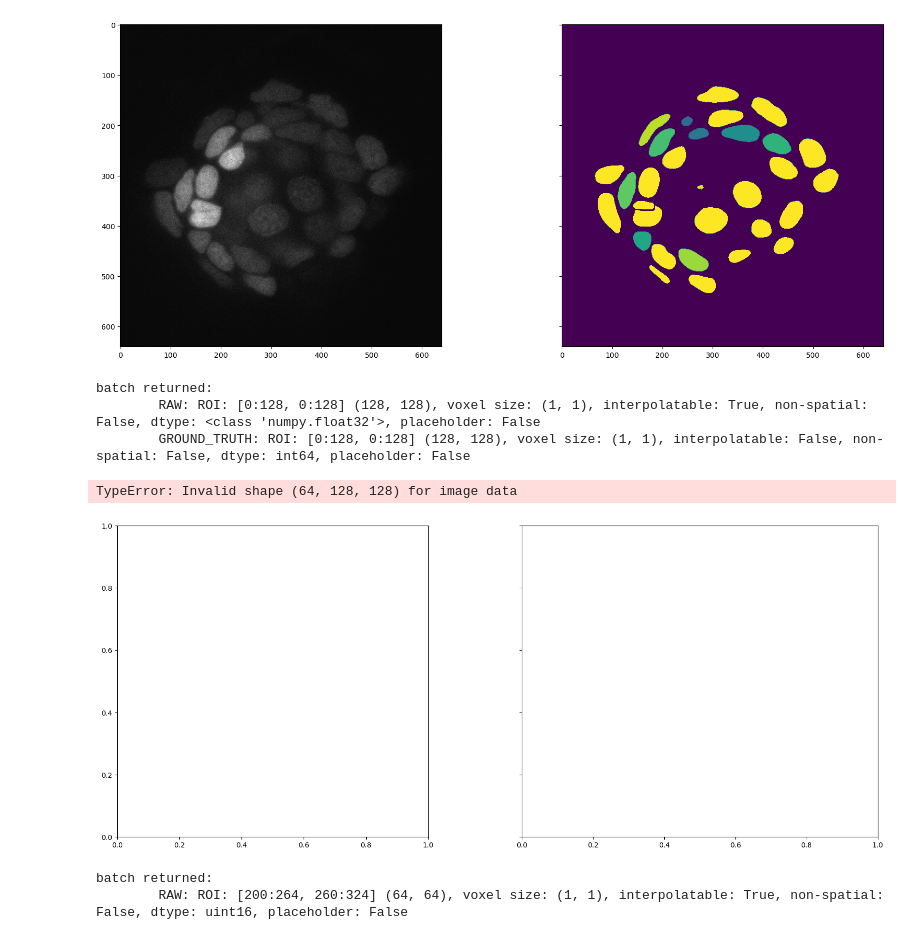
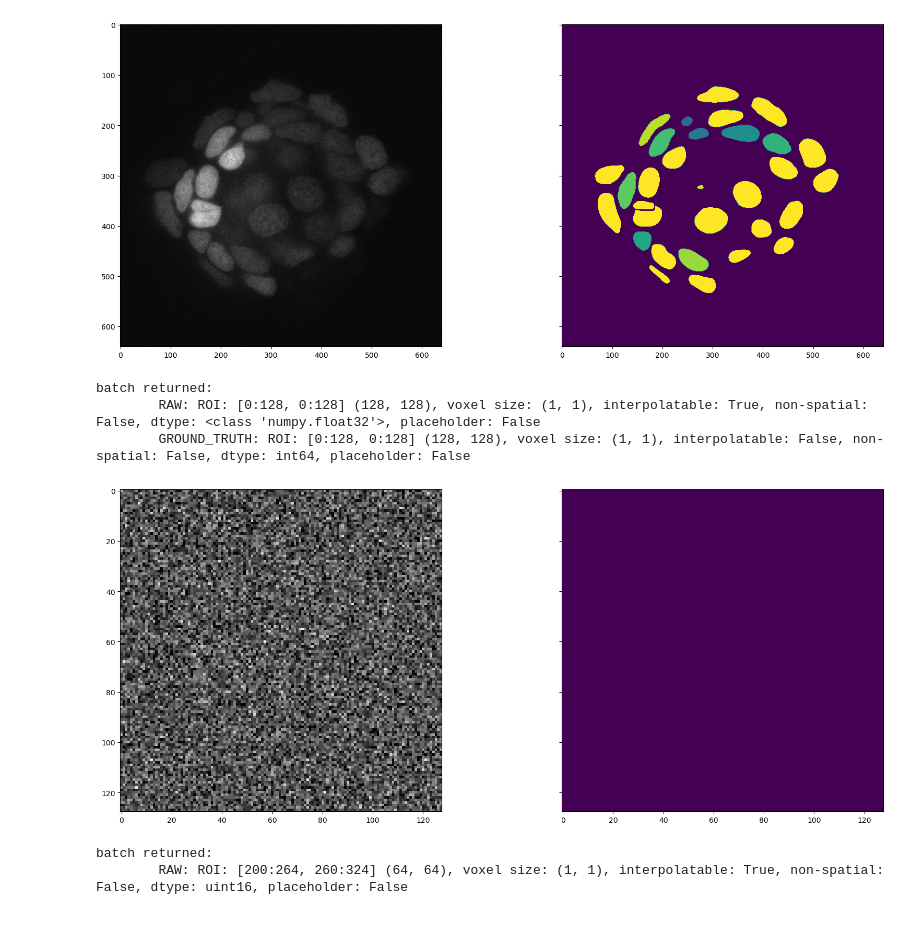
Before and after one commit to stemarcotti/DL_MBL_HACK, a Jupyter notebook: ms_load_files_gunpowder_new.ipynb, the cells around one changed output. Cells and saved outputs as stored; diff of their text form; code cells hidden in the pictures.

Commit message:
Heres the gunpowder pipeline

```diff
--- a/ms_load_files_gunpowder_new.ipynb
+++ b/ms_load_files_gunpowder_new.ipynb
@@ -25,14 +25,14 @@ import matplotlib.pyplot as plt
 import math
 # %%
 #%%
-store_path = '/mnt/efs/shared_data/hack/data/20230811/20230811_raw.zarr/fov0'
+store_path = '/mnt/efs/shared_data/hack/data/20230811/20230811_raw.zarr'
 
 # img_list = os.listdir(img_path)
 #gt_string = '_deconvolved_rho_0.0038_gamma_0.013_m2_Manual_Mask.tiff'
 
 f = zarr.open(store_path, 'r')
 #%%
-f['raw'].shape
+f['fov0/raw'].shape
 # %% [output]
 (64, 640, 640)
 # %%
@@ -94,55 +94,57 @@ intensity_augment = gp.IntensityAugment(
   shift_min=-0.2,
   shift_max=0.2)
 noise_augment = gp.NoiseAugment(raw)
+# %%
+pad_raw = gp.Pad(raw, None)
+pad_gt = gp.Pad(gt, 0)
 # %%
 # Make this 'pipeline' thingy
-source = gp.ZarrSource(
+source = tuple(gp.ZarrSource(
     store_path,
     {
-      raw: 'raw',
-      gt: 'gt'
+      raw: f'fov{i}/raw',
+      gt: f'fov{i}/gt'
     },
     {
       raw: gp.ArraySpec(interpolatable=True,
         voxel_size=(1,1)),
       gt: gp.ArraySpec(interpolatable=False,
         voxel_size=(1,1)),
-    })
+    }) + normalize + pad_raw + pad_gt + random_location for i in [1])
+
 
 # pipeline = source + random_location + simple_augment + elastic_augment + intensity_augment + noise_augment
-pipeline = (
-  source +
-  normalize +
-  random_location +
-  simple_augment +
-  elastic_augment +
-  intensity_augment +
-  noise_augment + stack)
+pipeline = source
+pipeline += gp.RandomProvider()
+pipeline += simple_augment
+pipeline += elastic_augment
+pipeline += intensity_augment
+pipeline += noise_augment
+  # +stack
   # reject
   # )
 
 
 # formulate a request for "raw"
 request = gp.BatchRequest()
 request[raw] = gp.Roi((0,0), (128, 128))
 request[gt] = gp.Roi((0,0), (128, 128))
 
 # build the pipeline...
 with gp.build(pipeline):
 
     # ...and request a batch
     batch = pipeline.request_batch(request)
 
 # show the content of the batch
 print(f"batch returned: {batch}")
 
 imshow(batch[raw].data, ground_truth=batch[gt].data, slice_index = 12)
 # %% [output]
 batch returned:
         RAW: ROI: [0:128, 0:128] (128, 128), voxel size: (1, 1), interpolatable: True, non-spatial: False, dtype: <class 'numpy.float32'>, placeholder: False
         GROUND_TRUTH: ROI: [0:128, 0:128] (128, 128), voxel size: (1, 1), interpolatable: False, non-spatial: False, dtype: int64, placeholder: False
-TypeError: Invalid shape (64, 128, 128) for image data
-[figure, old version]
+[figure, new version]
 # %%
 # %% [output]
 batch returned:
```
Also changed, not shown: parts of 1 cell of this notebook, 1 other file.
